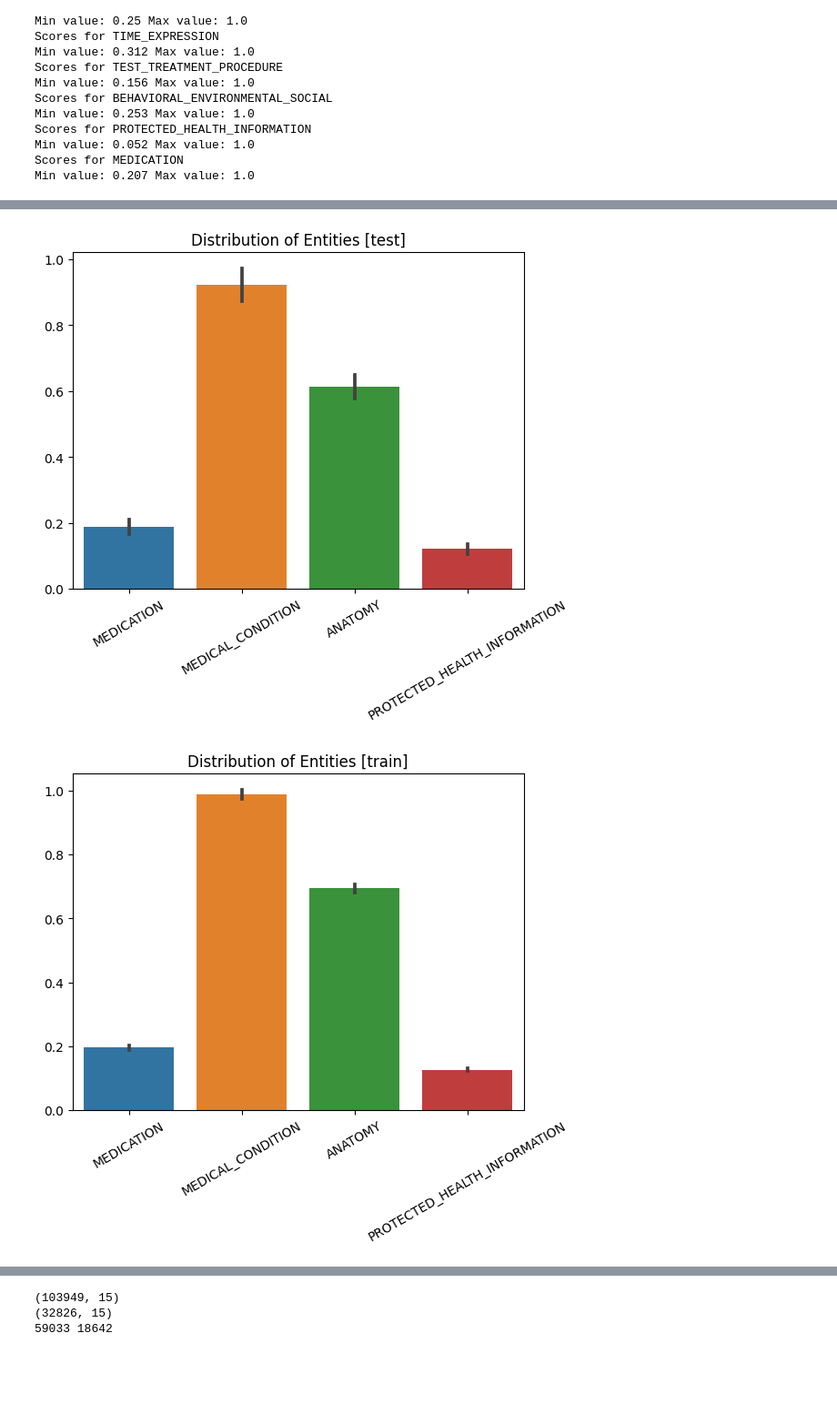
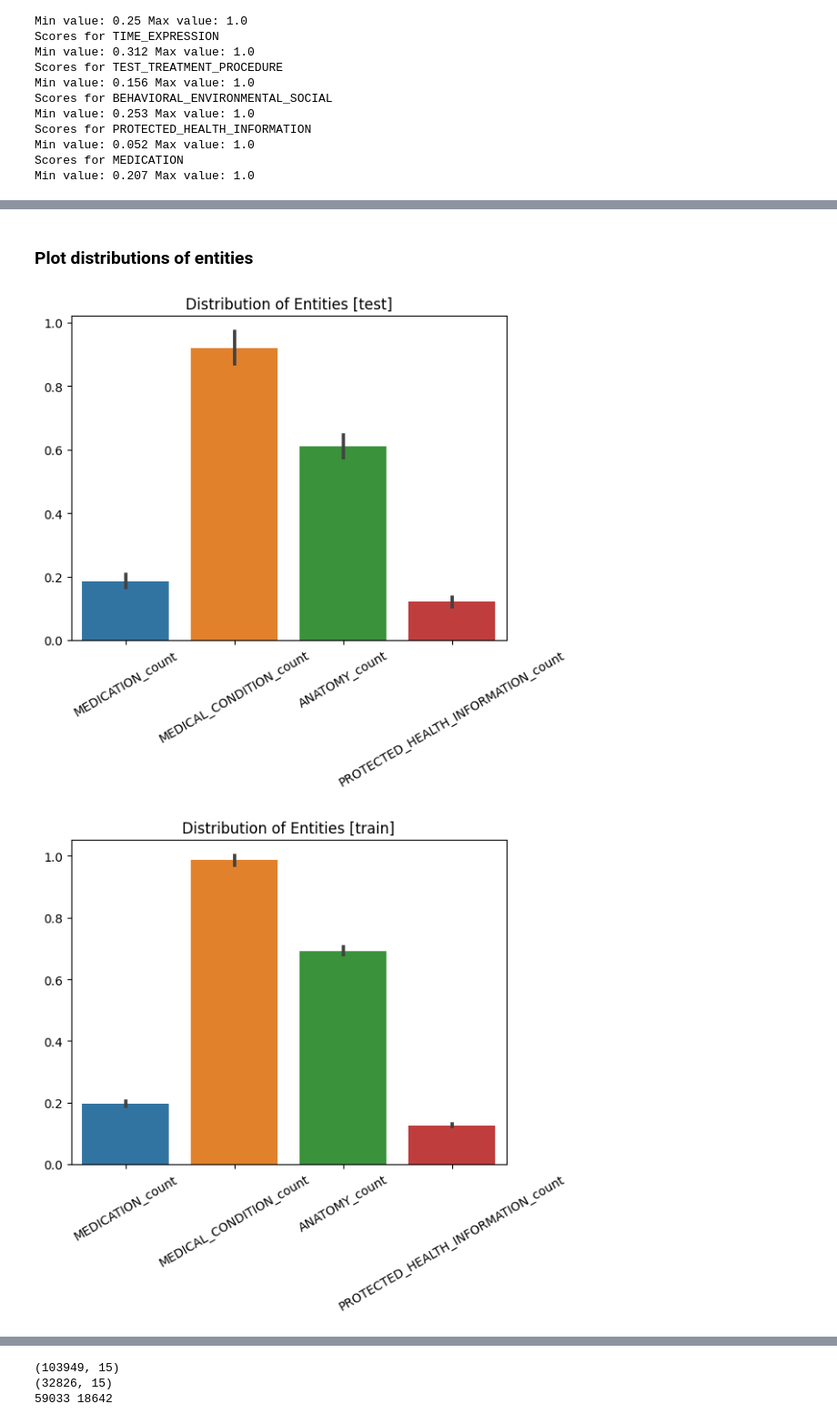
Before and after one commit to intron-innovation/AfriSpeech-200, a Jupyter notebook: notebooks/clinical_ner.ipynb, the cells around one changed output, grey strips where cells are left out. Shown: that part at 91% size. Cells and saved outputs as stored; diff of their text form; code cells hidden in the pictures; blank space fills up the shorter version.

Commit message:
implement similar entity extraction idea

```diff
--- a/notebooks/clinical_ner.ipynb
+++ b/notebooks/clinical_ner.ipynb
@@ -319,6 +225,0 @@ def concat_entities(el):
-# %%
-df_test["cat_entities"] = df_test.medical_entities.apply(lambda x: concat_entities(x))
-df_train["cat_entities"] = df_train.medical_entities.apply(lambda x: concat_entities(x))
-df_dev["cat_entities"] = df_dev.medical_entities.apply(lambda x: concat_entities(x))
-
-df_test[["domain", "transcript", "medical_entities", "cat_entities"]]
@@ -373,17 +228,43 @@ def get_entities_count(df):
+# %%
+# remove nan instances
+df_test = df_test[~df_test["medical_entities"].isna()]
+df_train = df_train[~df_train["medical_entities"].isna()]
+df_dev = df_dev[~df_dev["medical_entities"].isna()]
+# %% [markdown]
+### Plot distributions of entities
+# %%
+def count_entities(row, category=None):
+    el = row["medical_entities"]
+    entities = el["Entities"]
+    count = 0
+    for entity in entities:
+        text = entity["Text"]
+        text = text.rstrip("")
+        score = entity["Score"]
+        entity_category = entity["Category"]
+
+        if category == entity_category and category in VALID_CATEGORIES and score >= SCORE_THRESHOLD:
+            if len(text) > 1:
+                count += 1
+    return count
+
+for category in VALID_CATEGORIES:
+    df_test[f"{category}_count"] = df_test.apply(lambda x: count_entities(x, category), axis=1)
+    df_train[f"{category}_count"] = df_train.apply(lambda x: count_entities(x, category), axis=1)
+    df_dev[f"{category}_count"] = df_dev.apply(lambda x: count_entities(x, category), axis=1)
 # %%
+VALID_CATEGORIES_COUNT = [f"{category}_count" for category in VALID_CATEGORIES]
 def plot_entities_distribution(df, subset):
-    df_categories = df[VALID_CATEGORIES]
+    df_categories = df[VALID_CATEGORIES_COUNT]
     g = sns.barplot(df_categories)
     _ = plt.xticks(rotation=30)
     plt.title(f"Distribution of Entities [{subset}]")
 # %%
-df_test = get_entities_count(df_test)
 plot_entities_distribution(df_test, subset="test")
 # %% [output]
-[figure, old version]
+[figure, new version]
 # %%
-df_train = get_entities_count(df_train)
 plot_entities_distribution(df_train, subset="train")
 # %% [output]
-[figure, old version]
+[figure, new version]
 # %%
```
Also changed, not shown: parts of 94 cells of this notebook.
